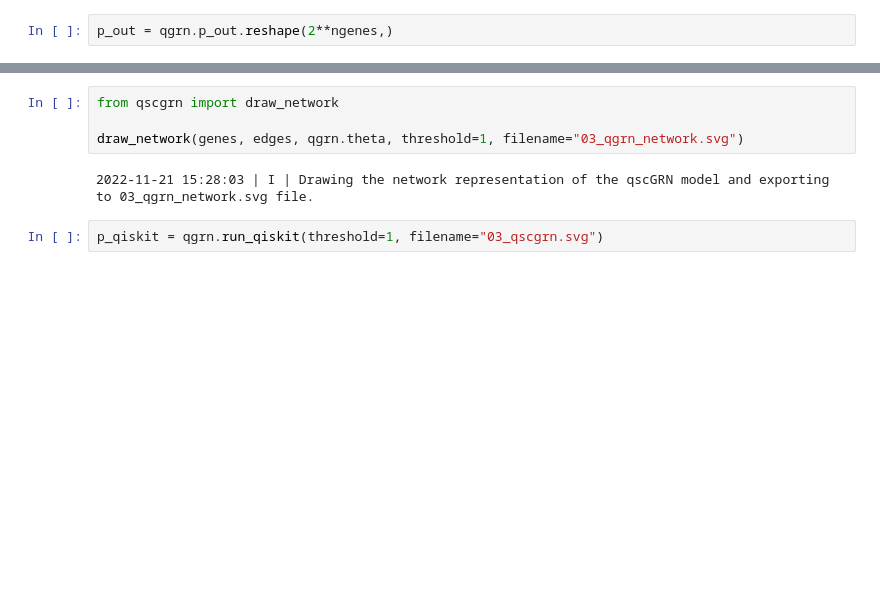
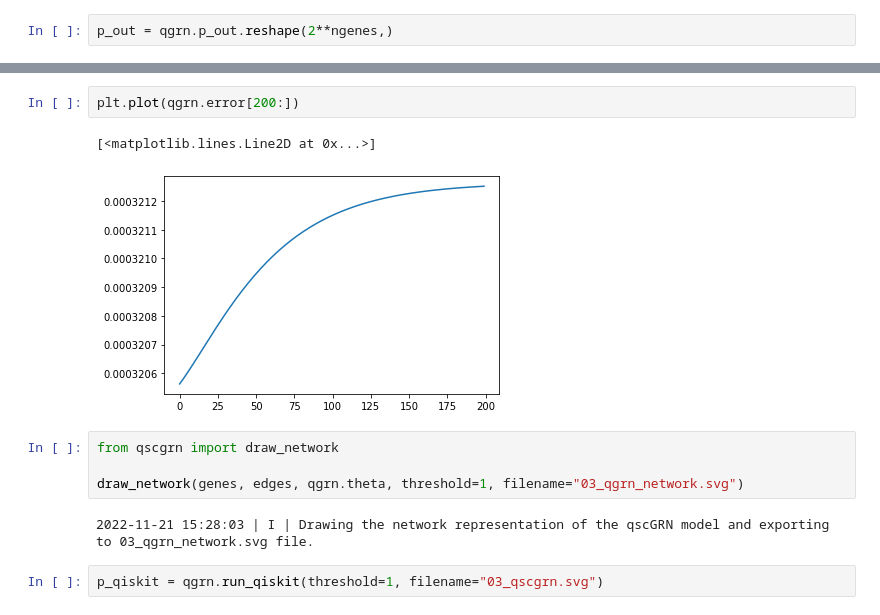
Before and after one commit to cailab-tamu/QuantumGRN, a Jupyter notebook: tutorial/01_qsc_grn_pearson.ipynb, the cells around one changed output, grey strips where cells are left out. Saved outputs shown, nothing was run; the diff lists cells and outputs as text; blank space fills up the shorter version.

```diff
--- a/tutorial/01_qsc_grn_pearson.ipynb
+++ b/tutorial/01_qsc_grn_pearson.ipynb
@@ -92,3 +144,8 @@ dtype: float64
+# %%
+plt.plot(qgrn.error[200:])
+# %% [output]
+[<matplotlib.lines.Line2D at 0x...>]
+[figure, added]
 # %%
 from qscgrn import draw_network
 
```
Also changed, not shown: parts of 11 cells of this notebook, 5 other files.
